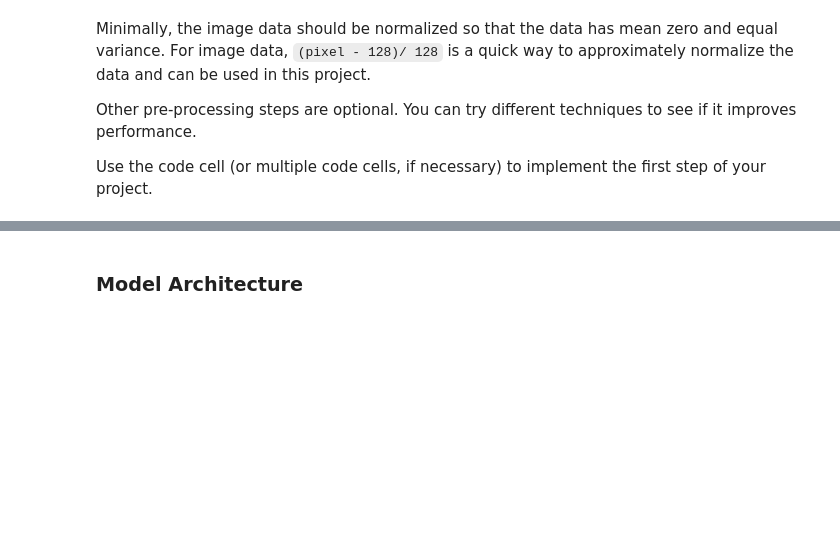
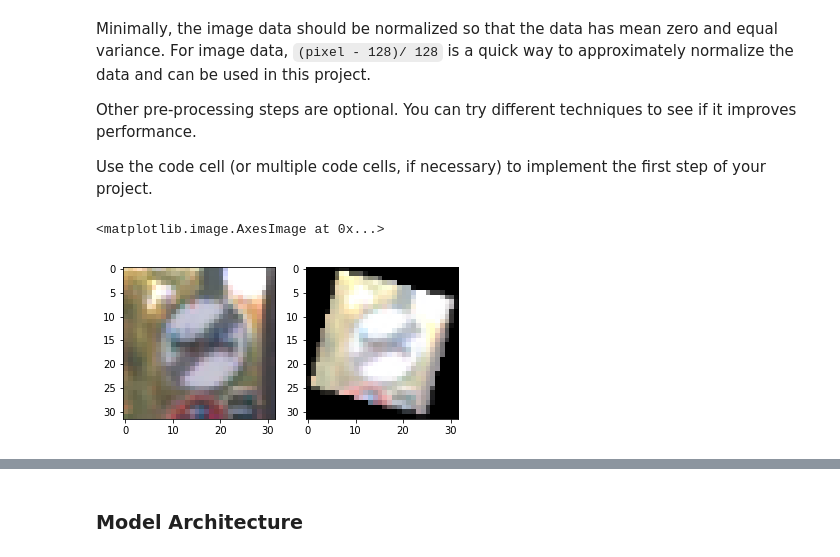
Before and after one commit to rednotion/traffic-sign-classifier, a Jupyter notebook: Traffic_Sign_Classifier.ipynb, the cells around one changed output, grey strips where cells are left out. Saved outputs shown, nothing was run; the diff lists cells and outputs as text; code cells hidden in the pictures; blank space fills up the shorter version.

```diff
--- a/Traffic_Sign_Classifier.ipynb
+++ b/Traffic_Sign_Classifier.ipynb
@@ -123,6 +123,7 @@ Other pre-processing steps are optional. You can try different techniques to see
 Use the code cell (or multiple code cells, if necessary) to implement the first step of your project.
 # %%
 from scipy import ndimage
+import cv2
 
 def resize(x):
     x = cv2.resize(x, (32,32))
@@ -134,9 +135,21 @@ def tweak(x):
     return x
 
 def rotate(x):
-    x = ndimage.rotate(image_to_rotate, np.random.randint(-15, 15))
+    x = ndimage.rotate(x, np.random.randint(-15, 15))
+    x = resize(x)
     return x
 
 def normalize(x):
     x = np.subtract(x, [128]) / 128
     return x
+# %%
+test = X_train[101]
+fig, ax = plt.subplots(1, 2)
+ax[0].imshow(test)
+
+processed = tf.Session().run(tweak(test))
+processed = rotate(processed)
+ax[1].imshow(processed)
+# %% [output]
+<matplotlib.image.AxesImage at 0x...>
+[figure, added]
```
Also changed, not shown: parts of 11 cells of this notebook, 1 other file.
